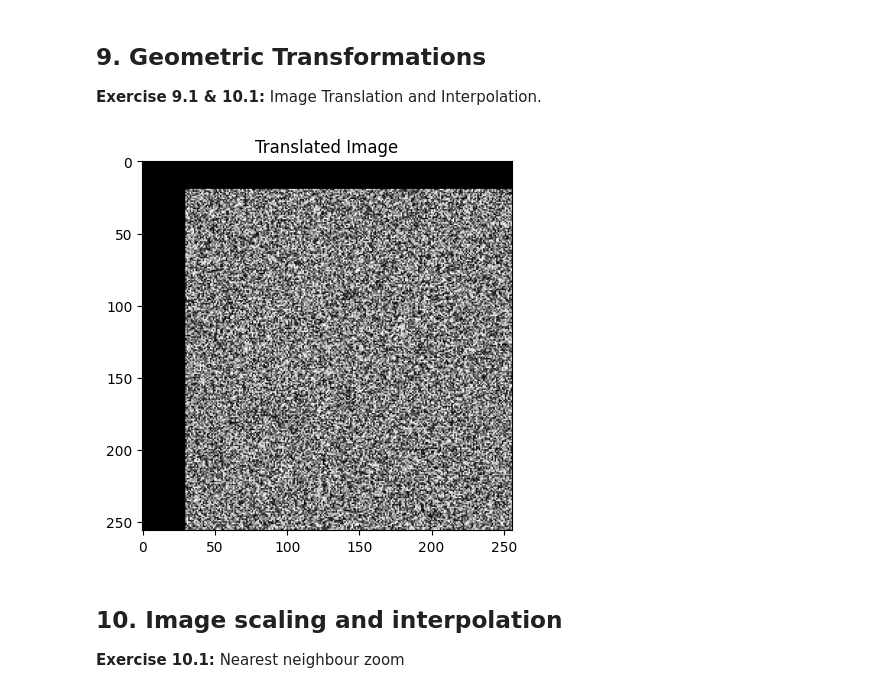
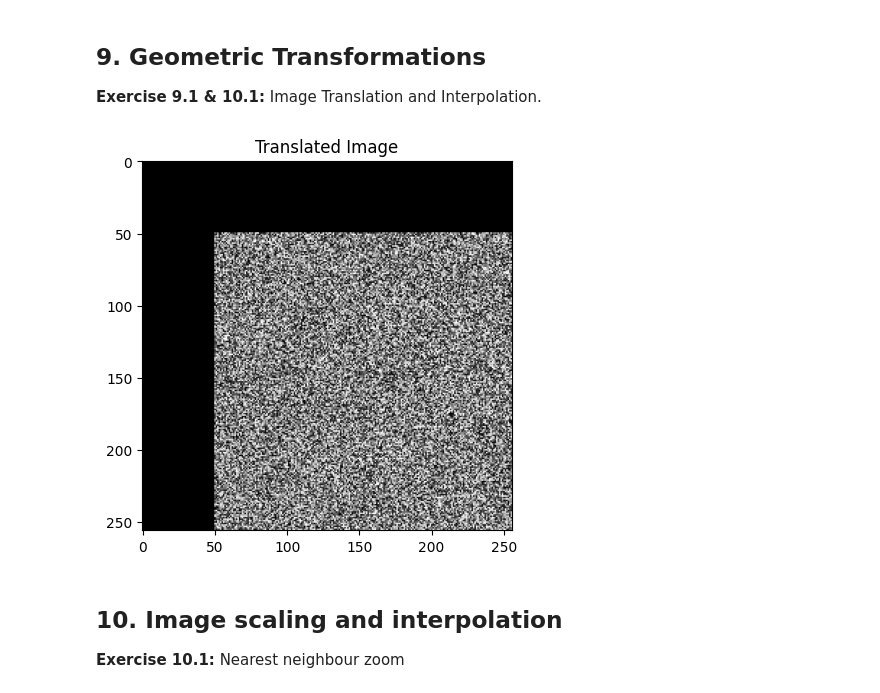
Before and after one commit to BashayrA/Digital-Image-Processing---Labs, a Jupyter notebook: lab2-BashayrA/Lab2.ipynb, the cells around one changed output. Drawn from its saved outputs; the diff is of its cells as text; code cells hidden in the pictures.

```diff
--- a/lab2-BashayrA/Lab2.ipynb
+++ b/lab2-BashayrA/Lab2.ipynb
@@ -262,20 +267,20 @@ Chessboard (D8): 6.00
 # %%
 '''
 Image Translation is shifting each pixel into a new position
 without changing its intensity values. pixel in (x,y) will be shifted into (x`,y`).
 Shifted image in space will have empty pixels in the old positions, zero padding
 was used here to fill empty pixels.
 '''
 
 # Write the code here
 translated = np.zeros_like(image)
-translated[20:, 30:] = image[:-20, :-30]
+translated[50:, 50:] = image[:-50, :-50]
 
 plt.imshow(translated, cmap='gray')
 plt.title("Translated Image")
 plt.show()
 # %% [output]
-[figure, old version]
+[figure, new version]
 # %% [markdown]
 ## **10. Image scaling and interpolation**
 
```
Also changed, not shown: parts of 6 cells of this notebook.
